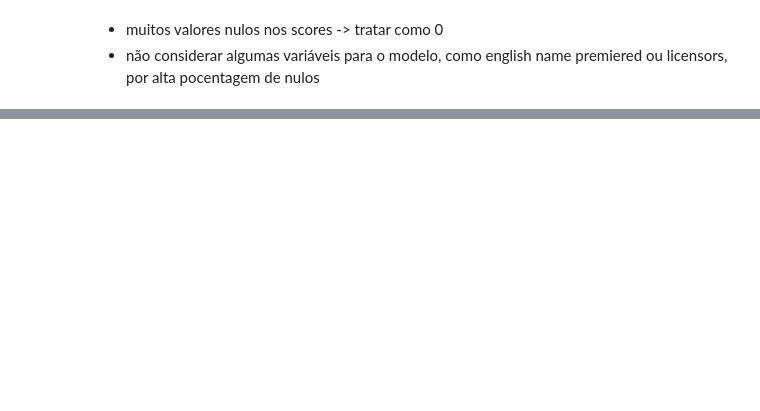
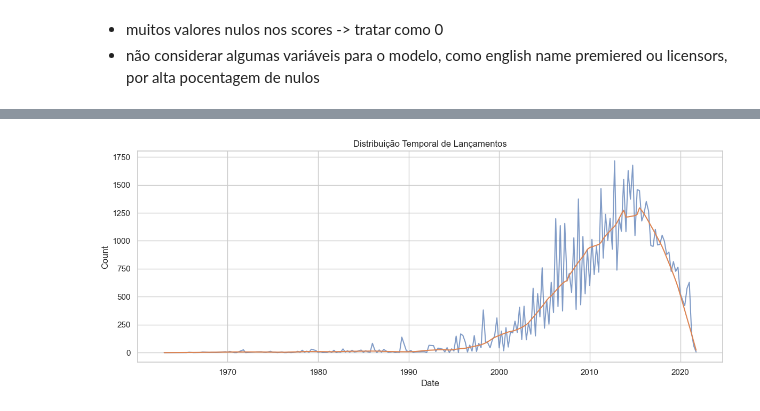
Before and after one commit to Nubily44/CD_EP, a Jupyter notebook: analise_exploratoria.ipynb, the cells around one changed output, grey strips where cells are left out. Cells and saved outputs as stored; diff of their text form; code cells hidden in the pictures; blank space fills up the shorter version.

```diff
--- a/analise_exploratoria.ipynb
+++ b/analise_exploratoria.ipynb
@@ -304,0 +338,18 @@ shape: (1, 38)
+# %%
+season_map = {
+    "Winter": "01-01",
+    "Spring": "04-01",
+    "Summer": "07-01",
+    "Fall": "10-01",
+    "Autumn": "10-01"
+}
+
+df_time = df.with_columns(
+    pl.col("premiered").str.split(" ").alias("parts")
+).with_columns(
+    (
+        pl.col("parts").list.get(1)
+        + "-"
+        + pl.col("parts").list.get(0).replace(season_map)
+    ).str.to_date("%Y-%m-%d").alias("date")
+)
@@ -304,0 +365,40 @@ shape: (1, 38)
+# %%
+from statsmodels.nonparametric.smoothers_lowess import lowess
+
+counts = (
+    df_time
+    .group_by("date")
+    .len()
+    .sort("date")
+)
+
+counts_pd = counts.to_pandas()
+
+plt.figure(figsize=(12, 5))
+
+plt.plot(
+    counts_pd["date"],
+    counts_pd["len"],
+    alpha=0.7
+)
+
+x = np.arange(len(counts_pd))
+y = counts_pd["len"]
+
+smooth = lowess(
+    y,
+    x,
+    frac=0.09,  # aumentar para mais suavização
+    return_sorted=False
+)
+
+
+plt.plot(counts_pd["date"], smooth)
+plt.title("Distribuição Temporal de Lançamentos")
+plt.xlabel("Date")
+plt.ylabel("Count")
+
+plt.tight_layout()
+plt.show()
+# %% [output]
+[figure, added]
```
Also changed, not shown: parts of 6 cells of this notebook.
